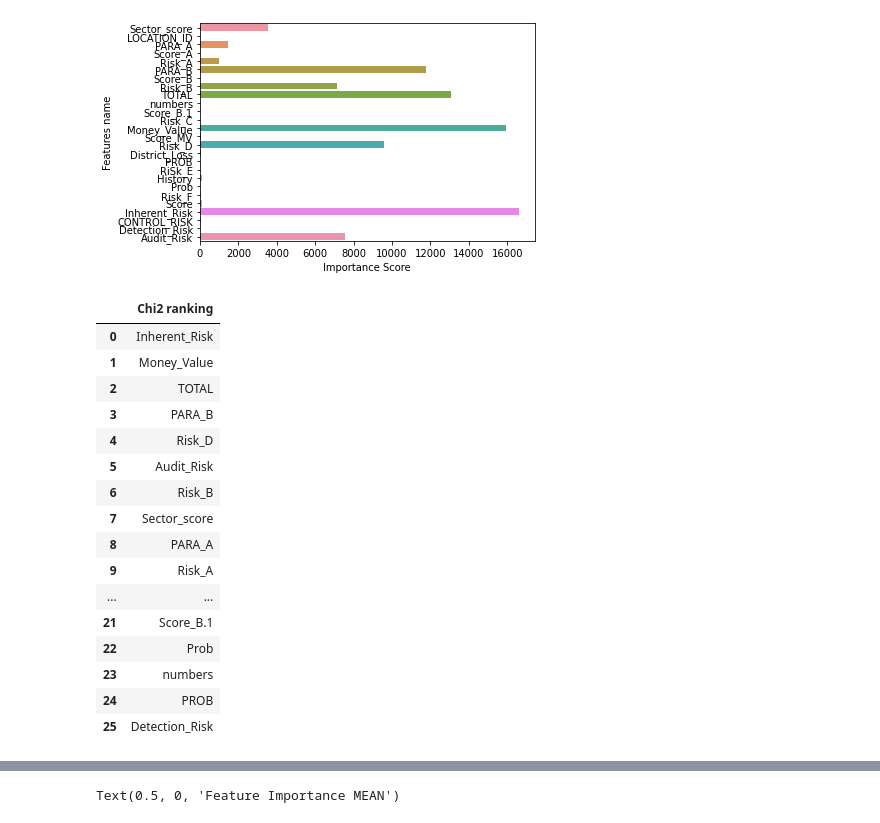
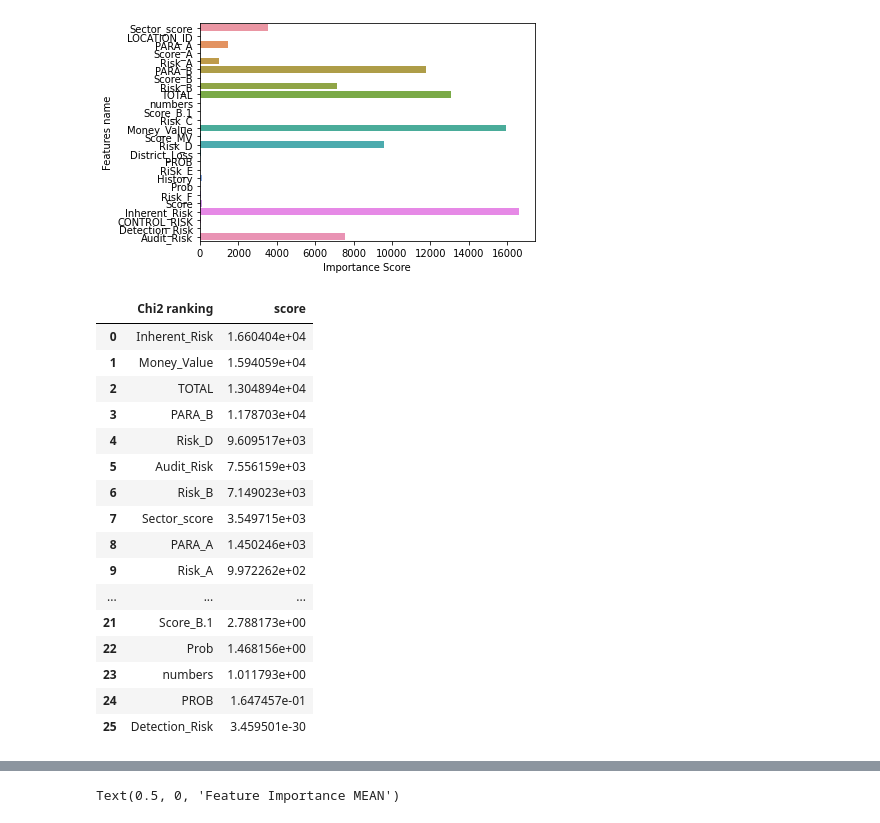
Before and after one commit to Noob919/Feature_selection, a Jupyter notebook: Audit.ipynb, the cells around one changed output, grey strips where cells are left out. Drawn from its saved outputs; the diff is of its cells as text; code cells hidden in the pictures.

```diff
--- a/Audit.ipynb
+++ b/Audit.ipynb
@@ -76,27 +76,27 @@ array([3.550e+03, 1.987e+01, 1.450e+03, 2.540e+01, 9.972e+02, 1.179e+04,
        3.460e-30, 7.556e+03])
 [figure]
 # %%
-dc = {'Chi2 ranking': X.columns[score.argsort()[::-1]]}
+dc = {'Chi2 ranking': X.columns[score.argsort()[::-1]],'score': np.sort(score)[::-1]}
 ranking_chi = pd.DataFrame(data =  dc)
 ranking_chi
 # %% [output]
-|  | Chi2 ranking |
-| 0 | Inherent_Risk |
-| 1 | Money_Value |
-| 2 | TOTAL |
-| 3 | PARA_B |
-| 4 | Risk_D |
-| 5 | Audit_Risk |
-| 6 | Risk_B |
-| 7 | Sector_score |
-| 8 | PARA_A |
-| 9 | Risk_A |
-| ... | ... |
-| 21 | Score_B.1 |
-| 22 | Prob |
-| 23 | numbers |
-| 24 | PROB |
-| 25 | Detection_Risk |
+|  | Chi2 ranking | score |
+| 0 | Inherent_Risk | 1.660404e+04 |
+| 1 | Money_Value | 1.594059e+04 |
+| 2 | TOTAL | 1.304894e+04 |
+| 3 | PARA_B | 1.178703e+04 |
+| 4 | Risk_D | 9.609517e+03 |
+| 5 | Audit_Risk | 7.556159e+03 |
+| 6 | Risk_B | 7.149023e+03 |
+| 7 | Sector_score | 3.549715e+03 |
+| 8 | PARA_A | 1.450246e+03 |
+| 9 | Risk_A | 9.972262e+02 |
+| ... | ... | ... |
+| 21 | Score_B.1 | 2.788173e+00 |
+| 22 | Prob | 1.468156e+00 |
+| 23 | numbers | 1.011793e+00 |
+| 24 | PROB | 1.647457e-01 |
+| 25 | Detection_Risk | 3.459501e-30 |
 # %%
 ranking_chi.to_excel("audit_dataset.xlsx",sheet_name='Chi_2')
 # %%
```
Also changed, not shown: parts of 12 cells of this notebook.
